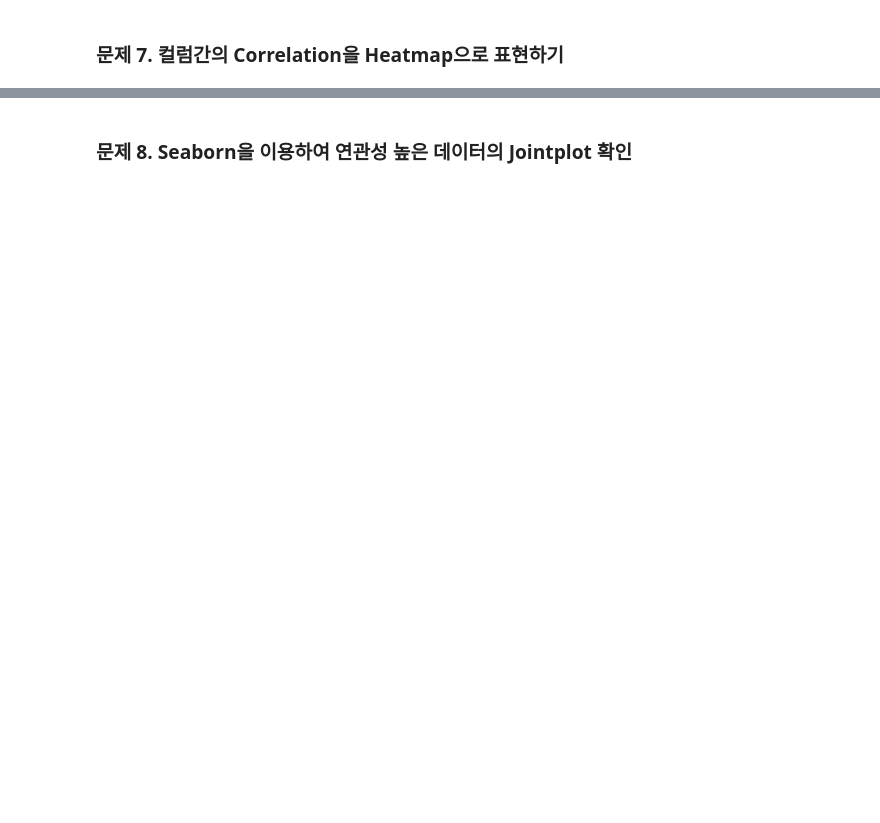
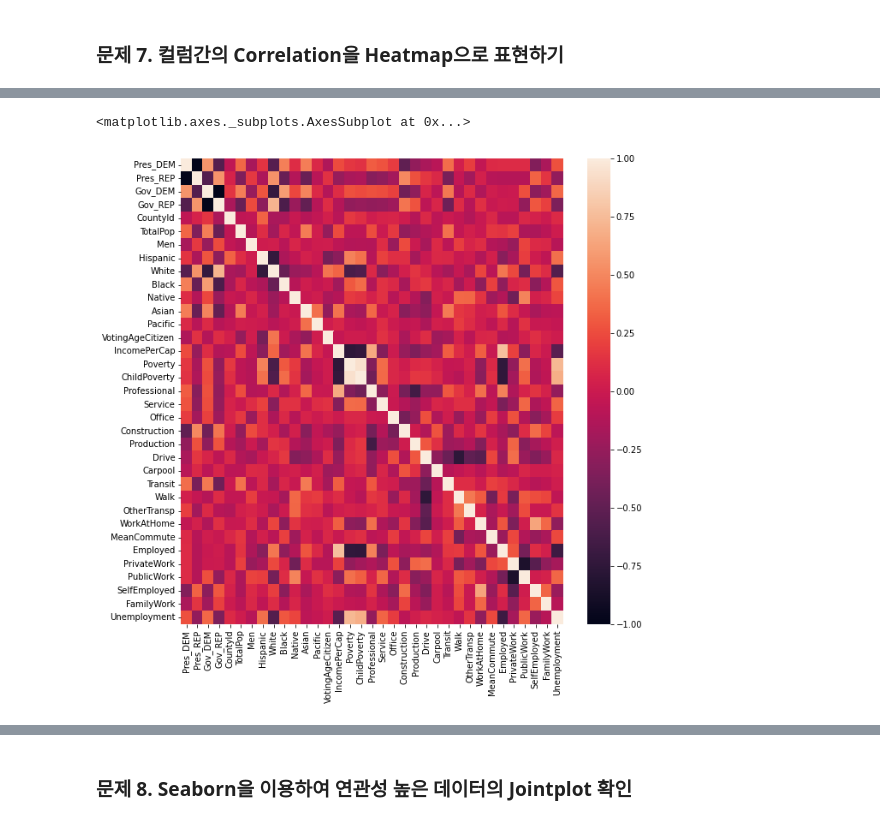
Before and after one commit to spacemaninSeoul/fast_campus_ML300, a Jupyter notebook: Chapter_05_미국의_대통령은_어떻게_뽑힐까(문제).ipynb, the cells around one changed output, grey strips where cells are left out. Drawn from its saved outputs; the diff is of its cells as text; code cells hidden in the pictures; blank space fills up the shorter version.

```diff
--- a/Chapter_05_미국의_대통령은_어떻게_뽑힐까(문제).ipynb
+++ b/Chapter_05_미국의_대통령은_어떻게_뽑힐까(문제).ipynb
@@ -432,0 +475,7 @@ dtype: int64
+# %%
+# normalize된 데이터로 상관관계 확인
+plt.figure(figsize=(10, 10))
+sns.heatmap(df_norm.corr())
+# %% [output]
+<matplotlib.axes._subplots.AxesSubplot at 0x...>
+[figure, added]
```
Also changed, not shown: parts of 51 cells of this notebook.
